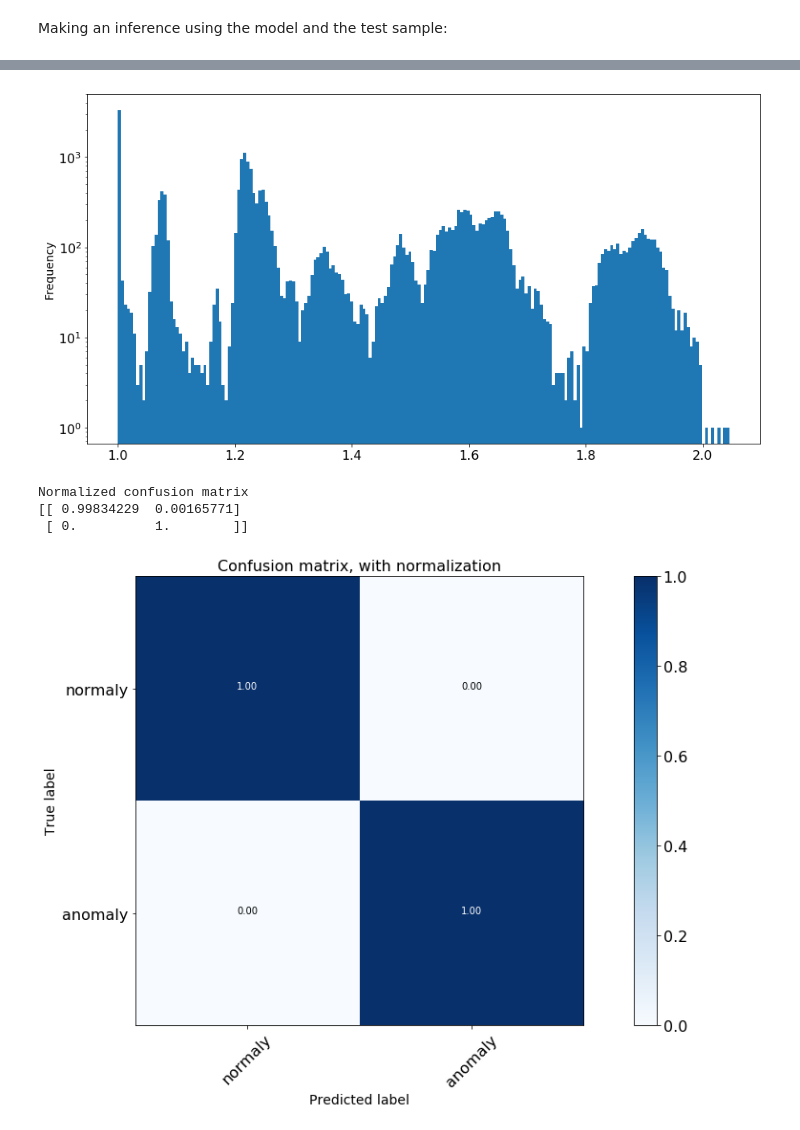
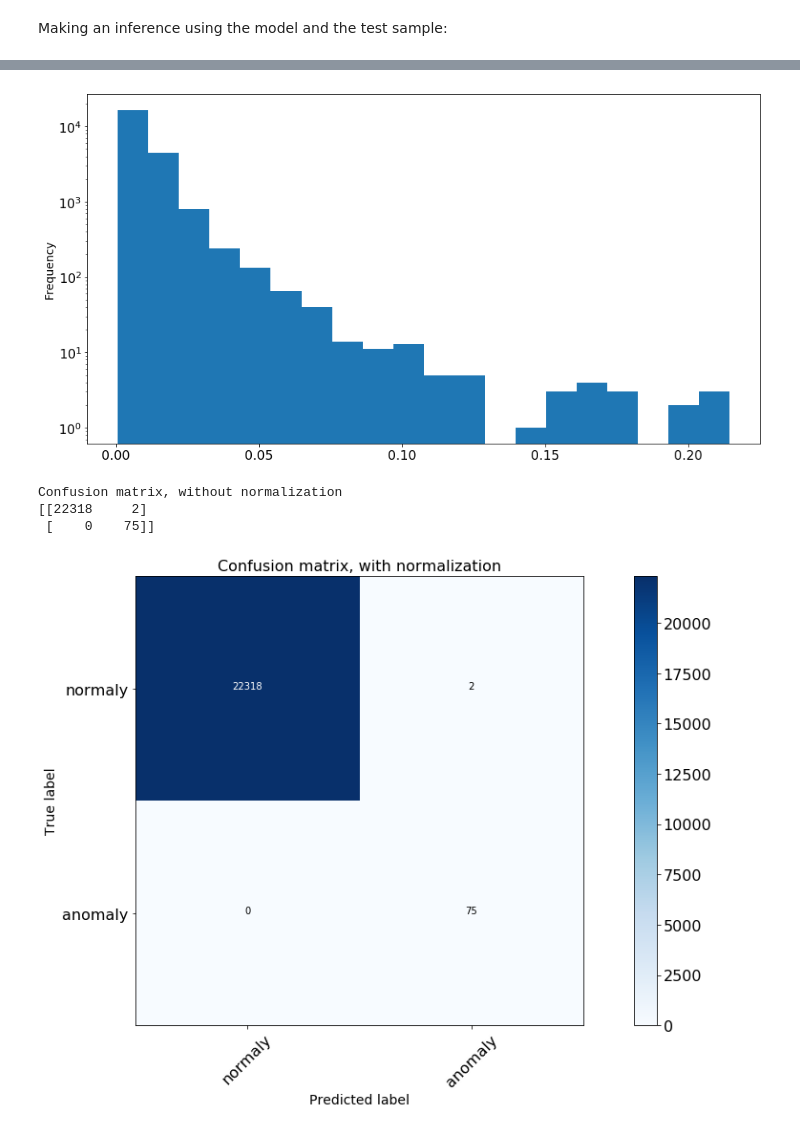
Before and after one commit to merveince92/RPCTriggerRateMonitoringWithML, a Jupyter notebook: inst_lumi_extractor.ipynb, the cells around one changed output, grey strips where cells are left out. Saved outputs shown, nothing was run; the diff lists cells and outputs as text; code cells hidden in the pictures.

```diff
--- a/inst_lumi_extractor.ipynb
+++ b/inst_lumi_extractor.ipynb
@@ -476,0 +440,9 @@ print len(df_rates_noduplicates)
+# %%
+df_rates = df_rates.round(4)
+#print df_rates
+# %%
+print df_rates.isnull().values.any()
+null_columns=df_rates.columns[df_rates.isnull().any()]
+print(df_rates[df_rates.isnull().any(axis=1)][null_columns].head())
+df_rates = df_rates.fillna(0)
+print(df_rates[df_rates.isnull().any(axis=1)][null_columns].head())
@@ -514,5 +477,0 @@ Removing the duplicates:
-# %%
-rule = df_rates.duplicated(subset=["run", "wheel", "sector", "ls"])
-print "Duplicates:", rule.sum()
-df_rates = df_rates[rule == False]
-print len(df_rates)
@@ -561,7 +517,7 @@ print len(reduced)
 # %% [output]
 22320
 # %%
-df_rates_new = pd.DataFrame(columns=["wheel", "sector", "station", "time", "content", "score"])
+df_rates_new = pd.DataFrame(columns=["wheel", "sector", "station", "content", "score"])
 k = 0
 for index, row in reduced.iterrows():
     for j in algos:
@@ -578,11 +534,11 @@ for index, row in reduced.iterrows():
         #num = j.replace("RPC", "")
         num = j.replace("DT", "")
         station = int(num)
-        array = [system, row["wheel"], row["sector"], station, row[j], row["error"+j], row["lumi"]]
+        array = [system, row["wheel"], row["sector"], station, row[j], row["err"+j], row["lumi"]]
         #print array
         df_rates_new = df_rates_new.append({"wheel":row["wheel"], "sector":row["sector"],
-                                            "station":station, "time":row["time"], "content":array,
-                                            "score":row["score"]}, ignore_index=True)
+                                            "station":station, "ls":row["ls"], "content":array,
+                                            "score":-1}, ignore_index=True)
 # %% [output]
 5000
 10000
@@ -1023,7 +932,7 @@ layers_test["ann_score"].plot.hist(bins=20, logy=True);
 # %%
-layers_test["cae_score"].plot.hist(bins=200, logy=True);
+layers_test["cae_score"].plot.hist(bins=20, logy=True);
 # %% [output]
-[figure, old version]
+[figure, new version]
 # %%
 import itertools
 def plot_confusion_matrix(cm, classes,
@@ -1060,17 +969,18 @@ def plot_confusion_matrix(cm, classes,
     plt.ylabel('True label')
     plt.xlabel('Predicted label')
 # %%
-y_pred = 2*(layers_test["ann_score"] > 0.7)-1
-layers_test["score"] = 2*(layers_test["score"] > 0.7)-1
+threshold = 0.5
+y_pred = 2*(layers_test["ann_score"] > threshold)-1
+layers_test["score"] = 2*(layers_test["score"] > threshold)-1
 
 cnf_matrix = confusion_matrix(layers_test["score"], y_pred)
 # Plot non-normalized confusion matrix
 plt.figure()
-plot_confusion_matrix(cnf_matrix, classes=["normaly","anomaly"], normalize=True,
+plot_confusion_matrix(cnf_matrix, classes=["normaly","anomaly"], normalize=False,
                       title='Confusion matrix, with normalization')
 # %% [output]
-Normalized confusion matrix
-[[ 0.99834229  0.00165771]
- [ 0.          1.        ]]
+Confusion matrix, without normalization
+[[22318     2]
+ [    0    75]]
-[figure, old version]
+[figure, new version]
 # %%
```
Also changed, not shown: parts of 34 cells of this notebook.
